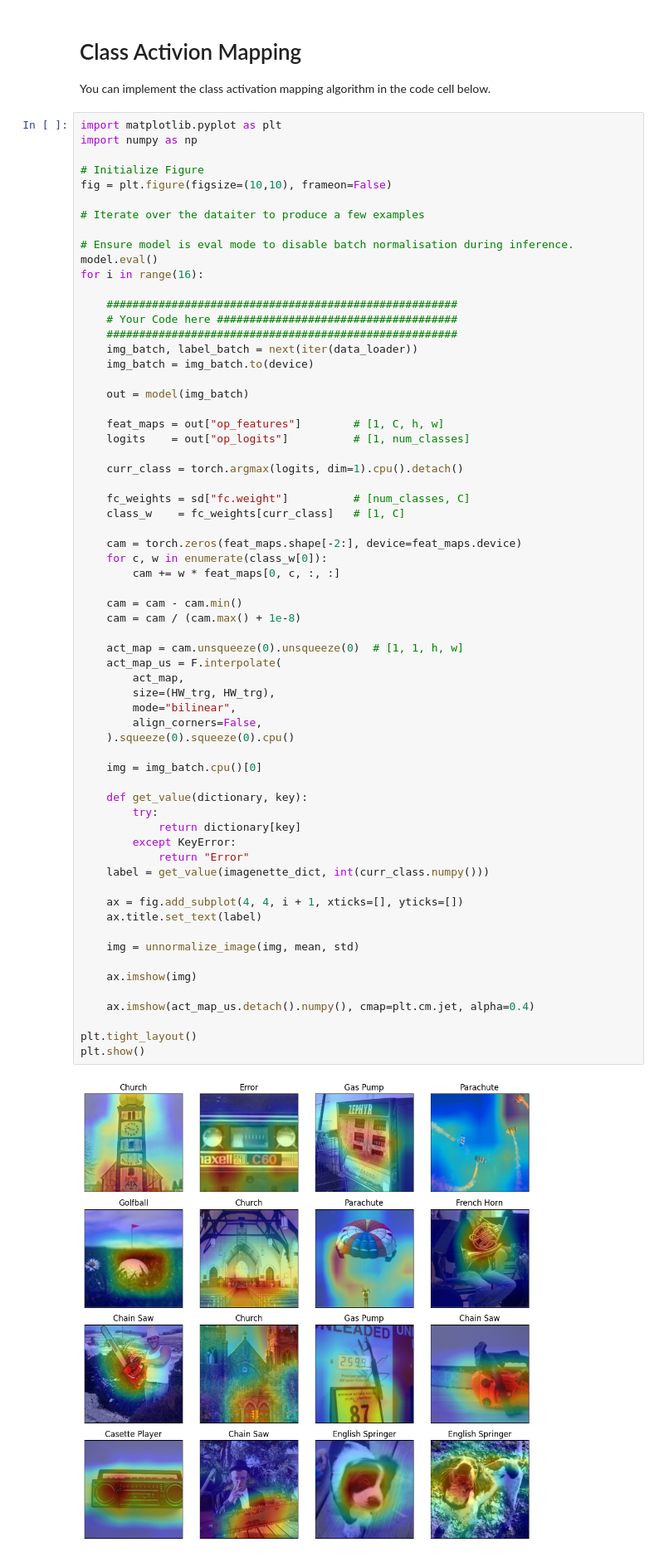
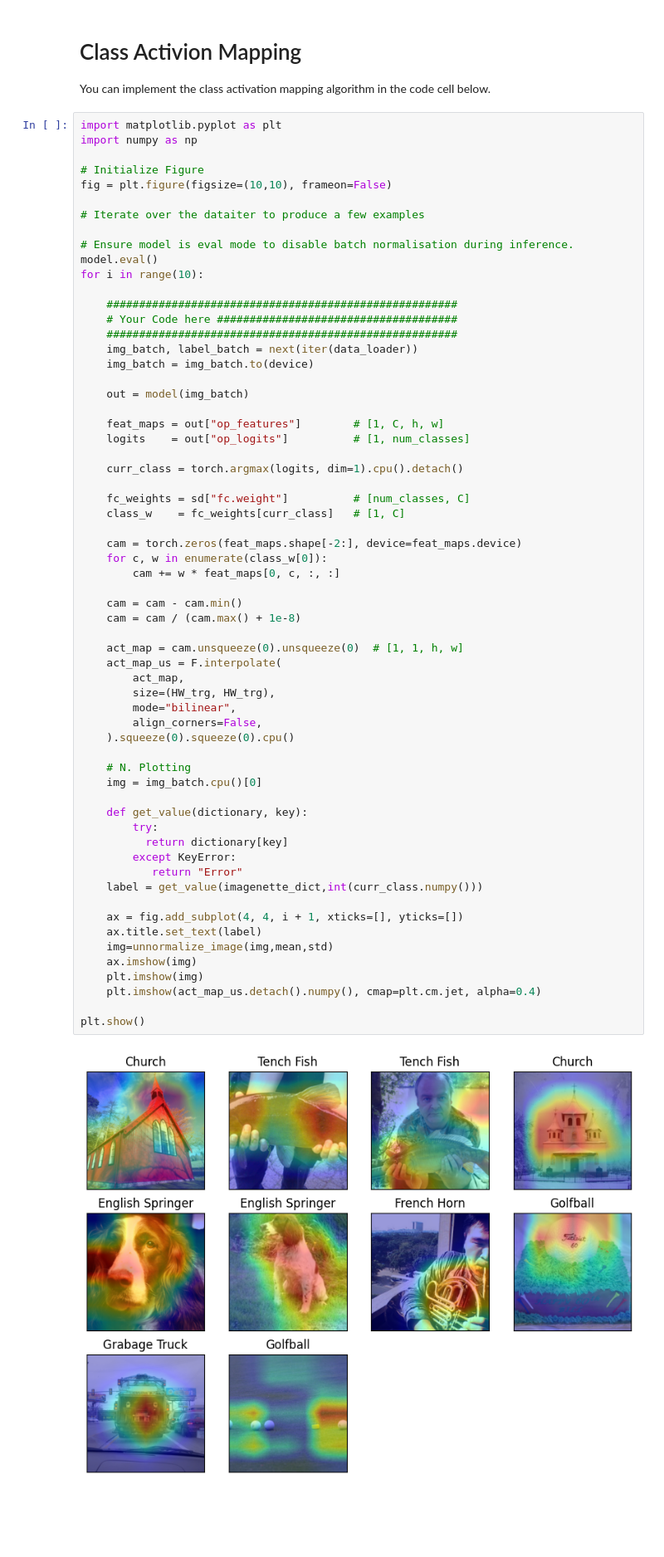
Before and after one commit to JoNnY0208/CE5021_assignment_3, a Jupyter notebook: Assignment_3_student_V1.ipynb, the cells around one changed output. Shown at 83% size. Cells and saved outputs as stored; diff of their text form; blank space fills up the shorter version.

```diff
--- a/Assignment_3_student_V1.ipynb
+++ b/Assignment_3_student_V1.ipynb
@@ -210,7 +210,7 @@ fig = plt.figure(figsize=(10,10), frameon=False)
 
 # Ensure model is eval mode to disable batch normalisation during inference.
 model.eval()
-for i in range(16):
+for i in range(10):
 
     ######################################################
     # Your Code here #####################################
@@ -227,44 +227,42 @@ for i in range(16):
 
     fc_weights = sd["fc.weight"]          # [num_classes, C]
     class_w    = fc_weights[curr_class]   # [1, C]
 
     cam = torch.zeros(feat_maps.shape[-2:], device=feat_maps.device)
     for c, w in enumerate(class_w[0]):
         cam += w * feat_maps[0, c, :, :]
 
     cam = cam - cam.min()
     cam = cam / (cam.max() + 1e-8)
 
     act_map = cam.unsqueeze(0).unsqueeze(0)  # [1, 1, h, w]
     act_map_us = F.interpolate(
         act_map,
         size=(HW_trg, HW_trg),
         mode="bilinear",
         align_corners=False,
     ).squeeze(0).squeeze(0).cpu()
 
+    # N. Plotting
     img = img_batch.cpu()[0]
 
     def get_value(dictionary, key):
         try:
-            return dictionary[key]
+          return dictionary[key]
         except KeyError:
-            return "Error"
-    label = get_value(imagenette_dict, int(curr_class.numpy()))
+           return "Error"
+    label = get_value(imagenette_dict,int(curr_class.numpy()))
 
     ax = fig.add_subplot(4, 4, i + 1, xticks=[], yticks=[])
     ax.title.set_text(label)
+    img=unnormalize_image(img,mean,std)
+    ax.imshow(img)
+    plt.imshow(img)
+    plt.imshow(act_map_us.detach().numpy(), cmap=plt.cm.jet, alpha=0.4)
 
-    img = unnormalize_image(img, mean, std)
-
-    ax.imshow(img)
-
-    ax.imshow(act_map_us.detach().numpy(), cmap=plt.cm.jet, alpha=0.4)
-
-plt.tight_layout()
 plt.show()
 # %% [output]
-[figure, old version]
+[figure, new version]
 # %% [markdown]
 # You may Leave a note here explaining your approach/results for the e-moderator.
 
```
Also changed, not shown: parts of 1 cell of this notebook.
